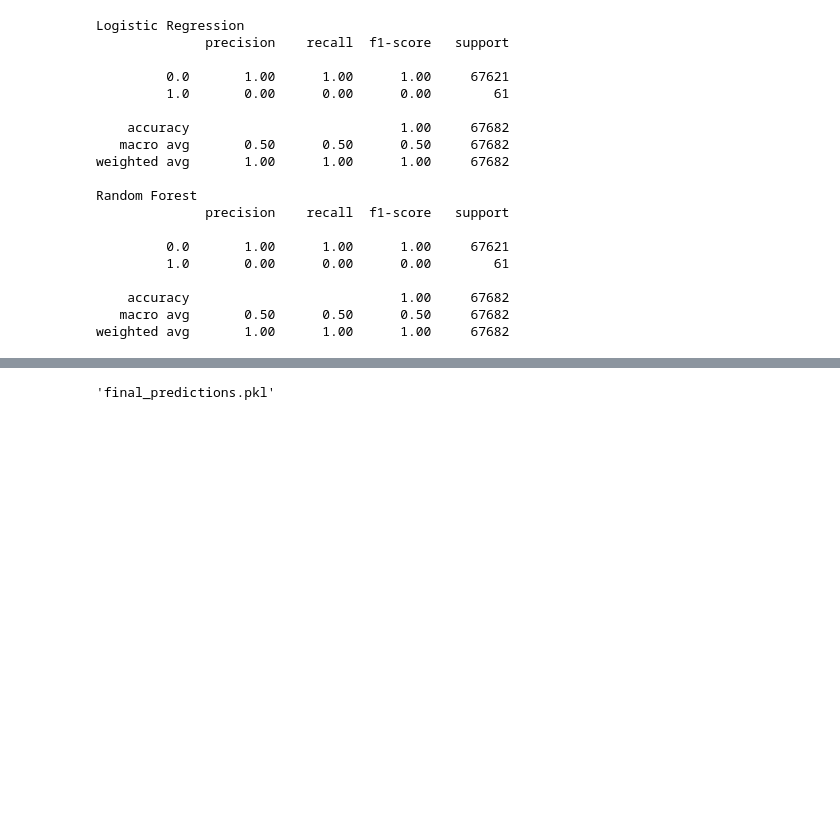
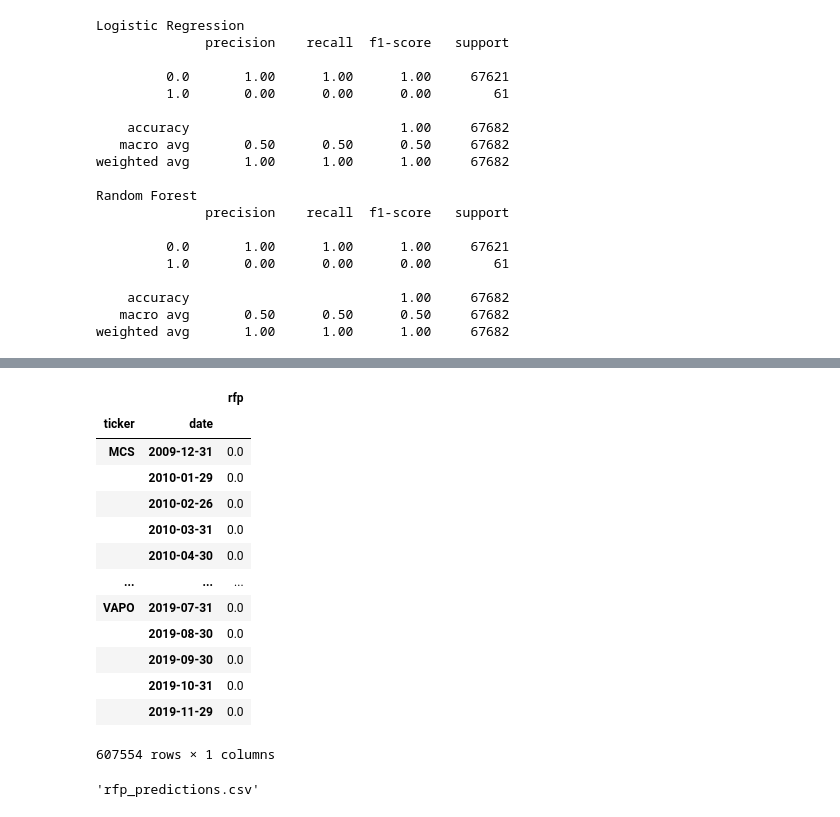
Before and after one commit to nurciuoli/FdsPy, a Jupyter notebook: analysis/Index Constituents/Index Constituents - Analysis Modeling.ipynb, the cells around one changed output, grey strips where cells are left out. Saved outputs shown, nothing was run; the diff lists cells and outputs as text; code cells hidden in the pictures; blank space fills up the shorter version.

```diff
--- a/analysis/Index Constituents/Index Constituents - Analysis Modeling.ipynb
+++ b/analysis/Index Constituents/Index Constituents - Analysis Modeling.ipynb
@@ -270,9 +270,21 @@ Random Forest AUC Score:  0.9371168525831413
 # %%
 # Define training and testing split
 X = df.drop(target, 1).unstack().ffill().stack().dropna()
-df_comp = {}
-lr_preds_mfr = logreg.predict(X)
-df_comp['log_reg_pred'] =pd.Series(lr_preds_mfr,index = X.index)
-
-rf_preds_mfr = rf.predict(X)
-df_comp['rf_pred'] =pd.Series(rf_preds_mfr,index = X.index)
+rfp = rf.predict(X)
+df_rfp  =pd.DataFrame(pd.Series(rfp,index = X.index)).rename(columns={0:'rfp'})
+df_rfp
+# %% [output]
+|  |  | rfp |
+| ticker | date |  |
+| MCS | 2009-12-31 | 0.0 |
+|  | 2010-01-29 | 0.0 |
+|  | 2010-02-26 | 0.0 |
+|  | 2010-03-31 | 0.0 |
+|  | 2010-04-30 | 0.0 |
+| ... | ... | ... |
+| VAPO | 2019-07-31 | 0.0 |
+|  | 2019-08-30 | 0.0 |
+|  | 2019-09-30 | 0.0 |
+|  | 2019-10-31 | 0.0 |
+|  | 2019-11-29 | 0.0 |
+607554 rows × 1 columns
@@ -281,6 +291,6 @@ df_f = pd.DataFrame().from_dict(df_comp)
 # %%
 import apis.fpe.myfpe as fpe
-path = 'final_predictions.pkl'
-fpe.post_file(path,df_f)
+path = 'rfp_predictions.csv'
+fpe.post_file(path,df_rfp)
 # %% [output]
-'final_predictions.pkl'
+'rfp_predictions.csv'
```
Also changed, not shown: parts of 6 cells of this notebook, 6 other files.
